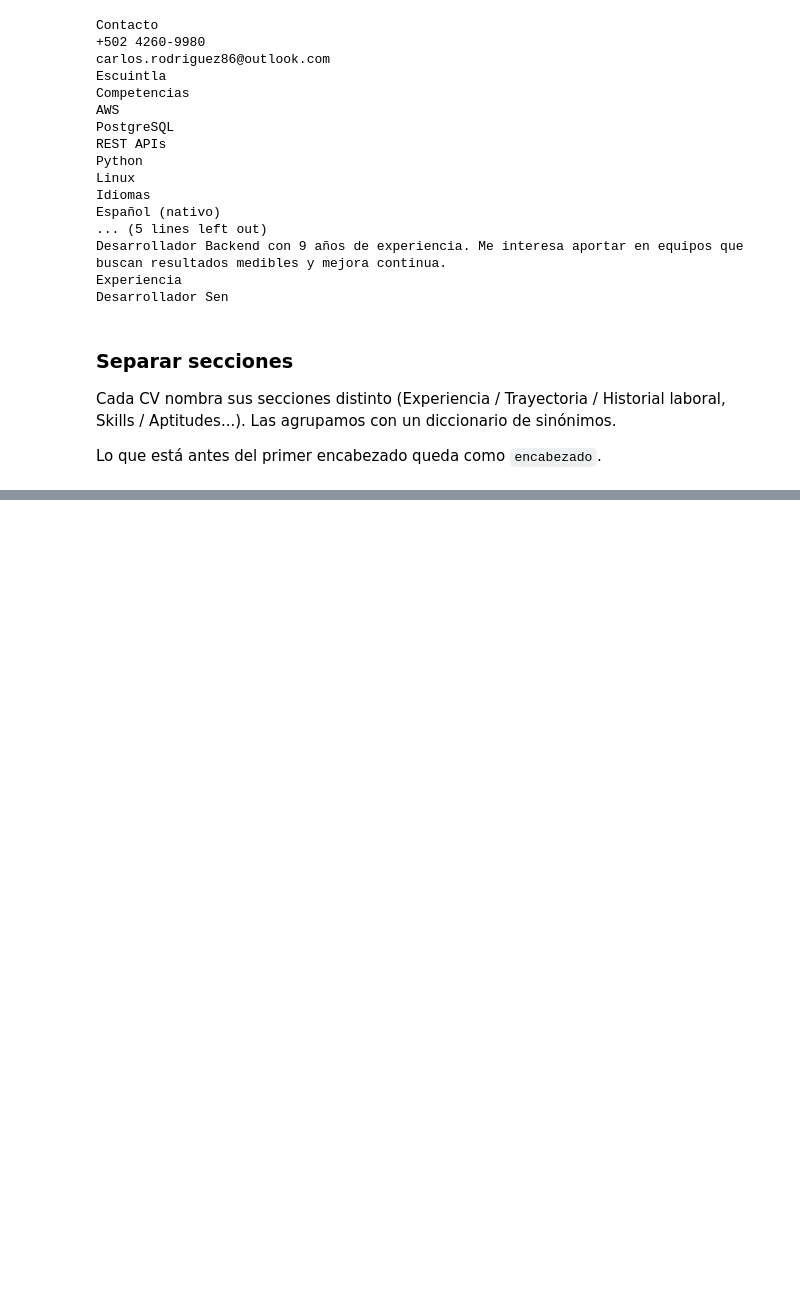
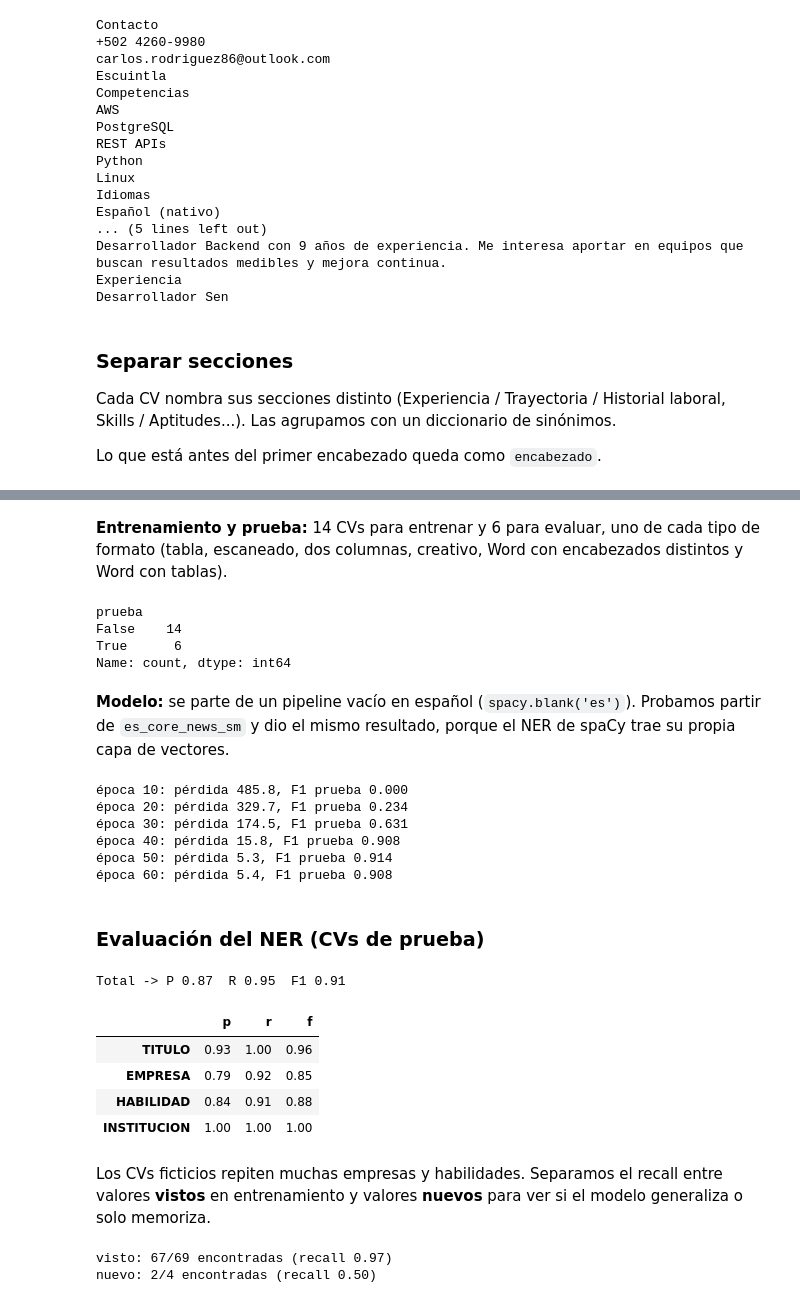
Before and after one commit to Cynthiss/TalentLens, a Jupyter notebook: TalentLens.ipynb, the cells around one changed output, grey strips where cells are left out. Cells and saved outputs as stored; diff of their text form; code cells hidden in the pictures; blank space fills up the shorter version.

```diff
--- a/TalentLens.ipynb
+++ b/TalentLens.ipynb
@@ -226,0 +413,79 @@ pd.DataFrame([{sec: '✓' for sec in s} for s in cvs['secciones']], index=cvs['a
+# %% [markdown]
+**Entrenamiento y prueba:** 14 CVs para entrenar y 6 para evaluar, uno de cada tipo de formato (tabla, escaneado, dos columnas, creativo, Word con encabezados distintos y Word con tablas).
+# %%
+PRUEBA = ['cv_03', 'cv_07', 'cv_09', 'cv_11', 'cv_12', 'cv_17']
+cvs['prueba'] = cvs['archivo'].str.contains('|'.join(PRUEBA))
+cvs['prueba'].value_counts()
+# %% [output]
+prueba
+False    14
+True      6
+Name: count, dtype: int64
+# %% [markdown]
+**Modelo:** se parte de un pipeline vacío en español (`spacy.blank('es')`). Probamos partir de `es_core_news_sm` y dio el mismo resultado, porque el NER de spaCy trae su propia capa de vectores.
+# %%
+import random
+from spacy.training import Example
+
+random.seed(0)
+spacy.util.fix_random_seed(0)
+
+ner_cv = spacy.blank('es')
+ner = ner_cv.add_pipe('ner')
+for etiqueta in ETIQUETAS.values():
+    ner.add_label(etiqueta)
+
+def a_ejemplos(filas):
+    return [Example.from_dict(ner_cv.make_doc(t), {'entities': e})
+            for t, e in zip(filas['limpio'], filas['entidades'])]
+
+entrenamiento = a_ejemplos(cvs[~cvs['prueba']])
+prueba = a_ejemplos(cvs[cvs['prueba']])
+
+optimizador = ner_cv.initialize(lambda: entrenamiento)
+for epoca in range(60):
+    random.shuffle(entrenamiento)
+    perdidas = {}
+    for lote in spacy.util.minibatch(entrenamiento, size=4):
+        ner_cv.update(lote, drop=0.2, losses=perdidas, sgd=optimizador)
+    if (epoca + 1) % 10 == 0:
+        f1 = ner_cv.evaluate(prueba)['ents_f']
+        print(f'época {epoca + 1}: pérdida {perdidas["ner"]:.1f}, F1 prueba {f1:.3f}')
+# %% [output]
+época 10: pérdida 485.8, F1 prueba 0.000
+época 20: pérdida 329.7, F1 prueba 0.234
+época 30: pérdida 174.5, F1 prueba 0.631
+época 40: pérdida 15.8, F1 prueba 0.908
+época 50: pérdida 5.3, F1 prueba 0.914
+época 60: pérdida 5.4, F1 prueba 0.908
+# %% [markdown]
+### Evaluación del NER (CVs de prueba)
+# %%
+resultado = ner_cv.evaluate(prueba)
+print(f"Total -> P {resultado['ents_p']:.2f}  R {resultado['ents_r']:.2f}  F1 {resultado['ents_f']:.2f}")
+pd.DataFrame(resultado['ents_per_type']).T.round(2)
+# %% [output]
+Total -> P 0.87  R 0.95  F1 0.91
+|  | p | r | f |
+| TITULO | 0.93 | 1.00 | 0.96 |
+| EMPRESA | 0.79 | 0.92 | 0.85 |
+| HABILIDAD | 0.84 | 0.91 | 0.88 |
+| INSTITUCION | 1.00 | 1.00 | 1.00 |
+# %% [markdown]
+Los CVs ficticios repiten muchas empresas y habilidades. Separamos el recall entre valores **vistos** en entrenamiento y valores **nuevos** para ver si el modelo generaliza o solo memoriza.
+# %%
+vistos = {(e.text.lower(), e.label_) for ej in entrenamiento for e in ej.reference.ents}
+conteo = {'visto': [0, 0], 'nuevo': [0, 0]}  # [aciertos, total]
+
+for ej in prueba:
+    predichas = {(e.start_char, e.end_char, e.label_) for e in ner_cv(ej.reference.text).ents}
+    for e in ej.reference.ents:
+        tipo = 'visto' if (e.text.lower(), e.label_) in vistos else 'nuevo'
+        conteo[tipo][0] += (e.start_char, e.end_char, e.label_) in predichas
+        conteo[tipo][1] += 1
+
+for tipo, (aciertos, total) in conteo.items():
+    print(f'{tipo}: {aciertos}/{total} encontradas (recall {aciertos / total:.2f})')
+# %% [output]
+visto: 67/69 encontradas (recall 0.97)
+nuevo: 2/4 encontradas (recall 0.50)
```
Also changed, not shown: parts of 11 cells of this notebook, 11 other files.
